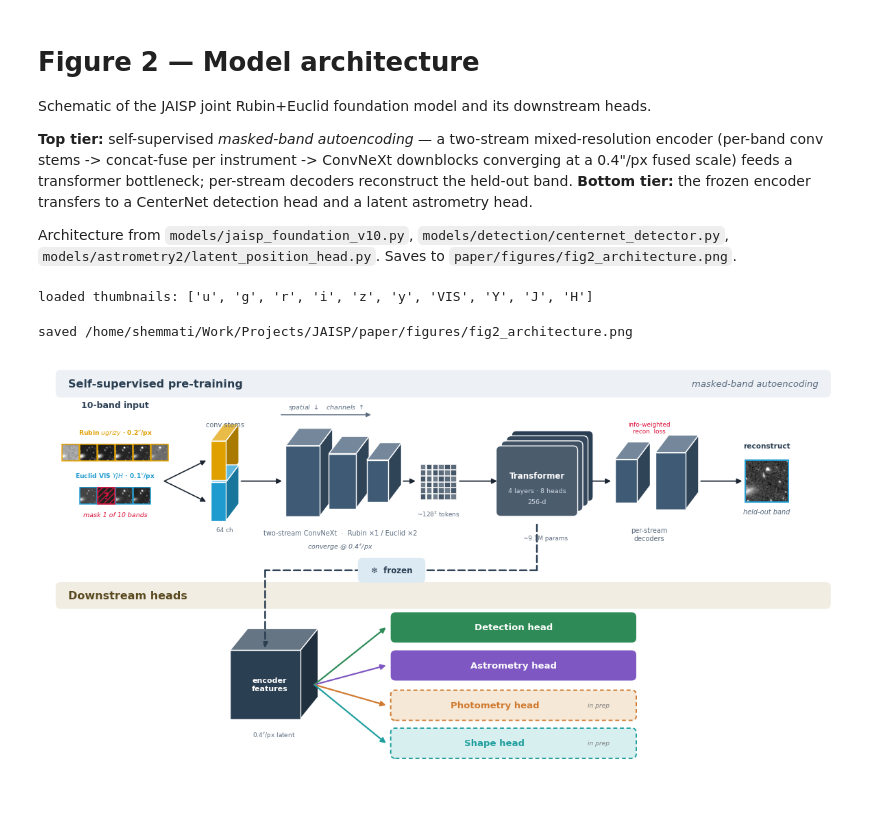
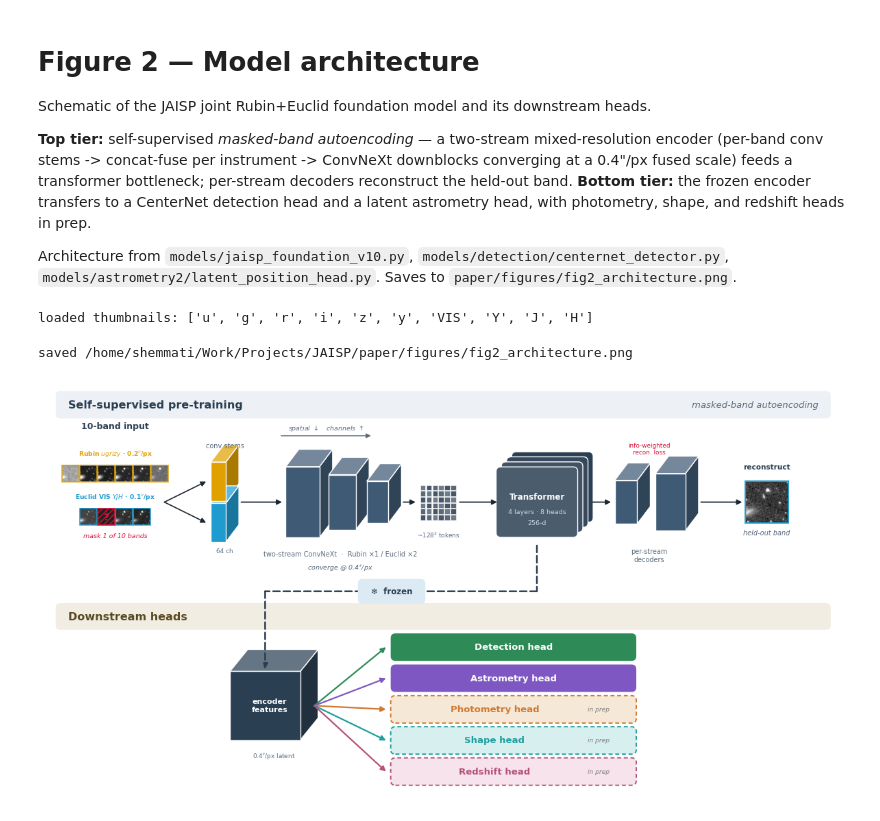
Before and after one commit to xoubish/JAISP, a Jupyter notebook: paper/paper_figures/figure_2.ipynb, the cells around one changed output. Drawn from its saved outputs; the diff is of its cells as text; code cells hidden in the pictures.

```diff
--- a/paper/paper_figures/figure_2.ipynb
+++ b/paper/paper_figures/figure_2.ipynb
@@ -7,7 +7,7 @@ Schematic of the JAISP joint Rubin+Euclid foundation model and its downstream he
 encoder (per-band conv stems -> concat-fuse per instrument -> ConvNeXt downblocks converging
 at a 0.4"/px fused scale) feeds a transformer bottleneck; per-stream decoders reconstruct the
 held-out band. **Bottom tier:** the frozen encoder transfers to a CenterNet detection head and
-a latent astrometry head.
+a latent astrometry head, with photometry, shape, and redshift heads in prep.
 
 Architecture from `models/jaisp_foundation_v10.py`, `models/detection/centernet_detector.py`,
 `models/astrometry2/latent_position_head.py`. Saves to `paper/figures/fig2_architecture.png`.
@@ -60,7 +60,7 @@ from matplotlib.patches import Polygon
 # disciplined palette: deep navy spine + two instrument accents + muted task colors
 C_RUBIN = '#e0a000'; C_EUCLID = '#1f9bcf'
 C_STEEL = '#3f5a74'; C_BOTL = '#2b3f53'
-C_DET = '#2e8b57'; C_AST = '#7e57c2'; C_PHOT = '#cf7a30'; C_SHAPE = '#1f9e9e'
+C_DET = '#2e8b57'; C_AST = '#7e57c2'; C_PHOT = '#cf7a30'; C_SHAPE = '#1f9e9e'; C_Z = '#b5527a'
 INK = '#1c2733'; SUB = '#5a6b7e'
 
 def shade(c, f):
@@ -164,7 +164,6 @@ for k in range(4):
 ax.text(xt, yM + 0.12, 'Transformer', ha='center', va='center', fontsize=8.5, color='white', weight='bold', zorder=9)
 ax.text(xt, yM - 0.22, '4 layers · 8 heads', ha='center', va='center', fontsize=6.8, color='#cfd9e3', zorder=9)
 ax.text(xt, yM - 0.46, '256-d', ha='center', va='center', fontsize=6.8, color='#cfd9e3', zorder=9)
-dimlabel(ax, xt + 0.18, yM - 1.18, '~9.1M params')
 arrow(ax, xg + n*cell/2 + 0.06, yM, xt - 0.85, yM, lw=1.3)
 
 # (5) decoder slabs (grow back) -> reconstruction
@@ -187,35 +186,36 @@ xL = 4.7   # features cube + frozen drop-line shifted right to clear the banner
 slab(ax, xL, 2.0, 1.5, 1.5, C_BOTL, dd=(0.38, 0.48))
 ax.text(xL + 0.10, 2.0, 'encoder\nfeatures', ha='center', va='center', fontsize=8, color='white', weight='bold', zorder=9)
 dimlabel(ax, xL + 0.18, 1.0, '0.4$^{\\prime\\prime}$/px latent')
 
 # connector: elbow from bottleneck down-left into the features slab, frozen marked once
 arrow(ax, xt, yM - 0.95, xt, 4.5, c=C_BOTL, lw=1.8, ls=(0, (4, 2)), style='-')
 arrow(ax, xt, 4.5, xL, 4.5, c=C_BOTL, lw=1.8, ls=(0, (4, 2)), style='-')
 arrow(ax, xL, 4.5, xL, 2.80, c=C_BOTL, lw=1.8, ls=(0, (4, 2)), style='-|>')
 rbox(ax, 7.4, 4.5, 1.4, 0.5, '❄  frozen', '#dceaf3', tc=C_BOTL, fs=8.5, weight='bold', z=8)
 
-# four task heads
+# five task heads
 xh = 10.0
 heads = [
     ('Detection head',  C_DET,   '#e2f0e8', False),
     ('Astrometry head', C_AST,   '#ece5f5', False),
     ('Photometry head', C_PHOT,  '#f6e8d6', True),
     ('Shape head',      C_SHAPE, '#d8efef', True),
+    ('Redshift head',   C_Z,     '#f6e3ec', True),
 ]
-yh = [3.25, 2.42, 1.55, 0.72]
+yh = [3.28, 2.60, 1.92, 1.24, 0.56]
 for (name, col, tint, inprep), yy in zip(heads, yh):
     if inprep:
-        rbox(ax, xh, yy, 5.2, 0.62, '', tint, ec=col, lw=1.4, z=3, ls=(0, (3, 2)))
+        rbox(ax, xh, yy, 5.2, 0.56, '', tint, ec=col, lw=1.4, z=3, ls=(0, (3, 2)))
         ax.text(xh - 0.4, yy, name, ha='center', va='center', fontsize=9.5, color=col, weight='bold', zorder=4)
         ax.text(xh + 2.05, yy, 'in prep', ha='right', va='center', fontsize=6.6, color='0.5', style='italic', zorder=4)
     else:
-        rbox(ax, xh, yy, 5.2, 0.62, name, col, fs=9.5, weight='bold')
+        rbox(ax, xh, yy, 5.2, 0.56, name, col, fs=9.5, weight='bold')
     arrow(ax, xL + 1.05, 2.0, xh - 2.72, yy, c=col, lw=1.6)
 
 out = FIGDIR / 'fig2_architecture.png'
 fig.savefig(out, dpi=200, bbox_inches='tight', facecolor='white')
 print('saved', out)
 plt.show()
 # %% [output]
 saved /home/shemmati/Work/Projects/JAISP/paper/figures/fig2_architecture.png
-[figure, old version]
+[figure, new version]
```
Also changed, not shown: 4 other files.
